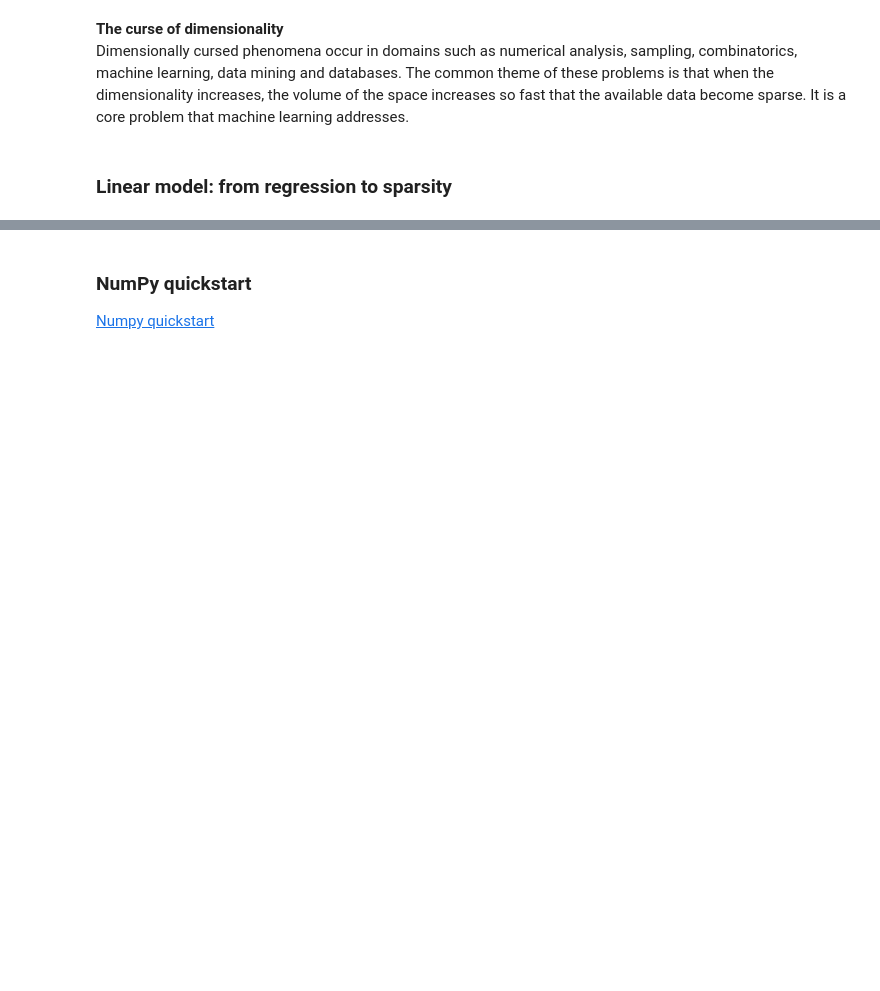
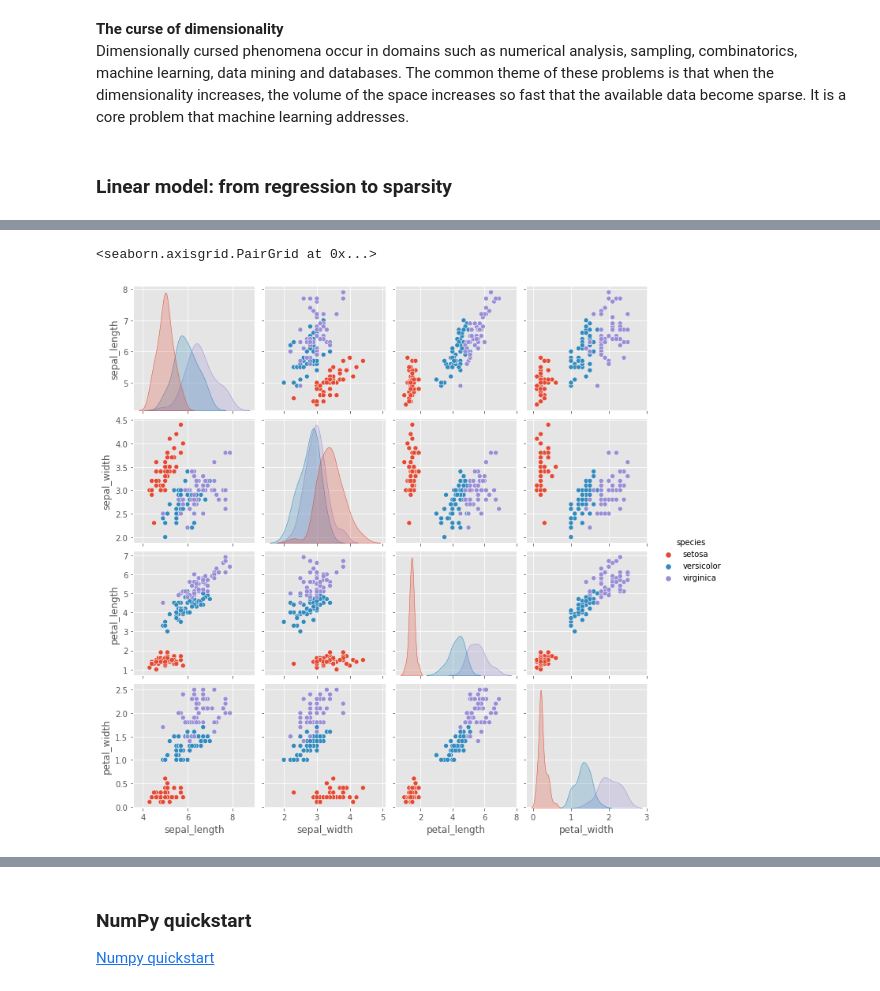
Before and after one commit to Walter64/EmergingTechnologies, a Jupyter notebook: scikit-learn.ipynb, the cells around one changed output, grey strips where cells are left out. Saved outputs shown, nothing was run; the diff lists cells and outputs as text; code cells hidden in the pictures; blank space fills up the shorter version.

```diff
--- a/scikit-learn.ipynb
+++ b/scikit-learn.ipynb
@@ -425,0 +460,6 @@ diabetes_y_test  = diabetes_y[-20:]
+# %%
+# standard plot size
+plt.rcParams['figure.figsize'] = (15, 18)
+
+# standard colour scheme
+plt.style.use('ggplot')
@@ -425,0 +470,6 @@ diabetes_y_test  = diabetes_y[-20:]
+# %%
+# load the iris data set from a URL
+df = pd.read_csv("https://raw.githubusercontent.com/ianmcloughlin/datasets/main/iris.csv")
+
+# display data, maybe classify four variables of a average setosa together to archetype a setosa
+df
@@ -425,0 +511,6 @@ diabetes_y_test  = diabetes_y[-20:]
+# %%
+# scatter plots and kdes
+sns.pairplot(df, hue='species')
+# %% [output]
+<seaborn.axisgrid.PairGrid at 0x...>
+[figure, added]
```
Also changed, not shown: parts of 104 cells of this notebook, 1 other file.
